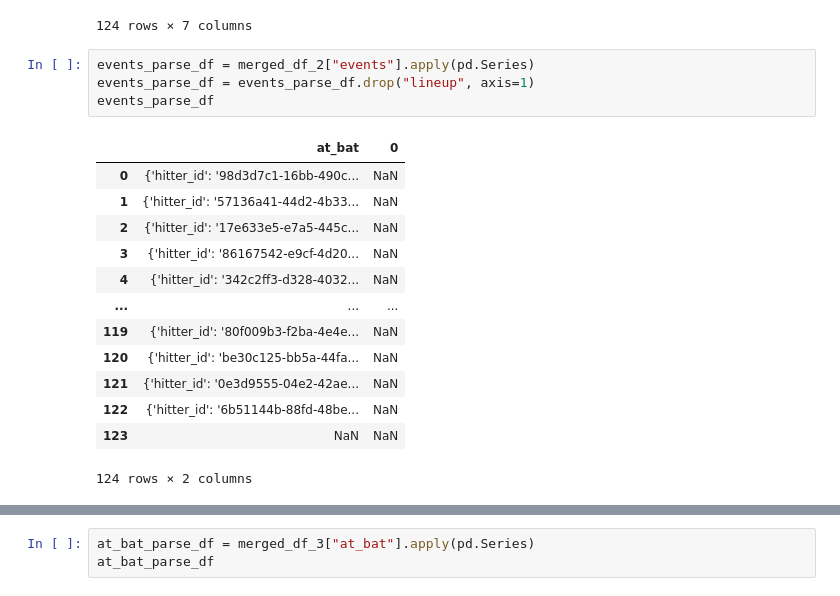
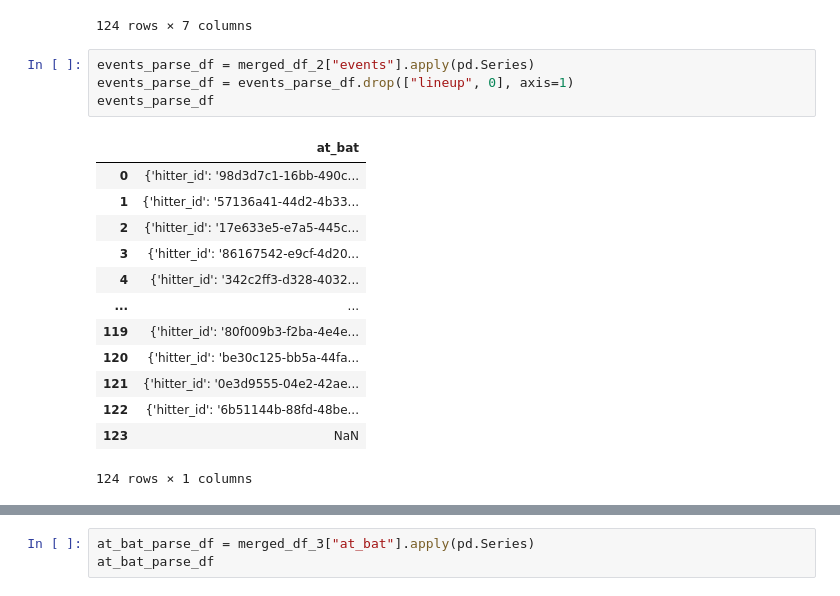
Before and after one commit to jpzambranoleon/MLB-pitching-predictions, a Jupyter notebook: mlb_eda.ipynb, the cells around one changed output, grey strips where cells are left out. Drawn from its saved outputs; the diff is of its cells as text.

```diff
--- a/mlb_eda.ipynb
+++ b/mlb_eda.ipynb
@@ -194,22 +194,22 @@ merged_df_2
 124 rows × 7 columns
 # %%
 events_parse_df = merged_df_2["events"].apply(pd.Series)
-events_parse_df = events_parse_df.drop("lineup", axis=1)
+events_parse_df = events_parse_df.drop(["lineup", 0], axis=1)
 events_parse_df
 # %% [output]
-|  | at_bat | 0 |
-| 0 | {'hitter_id': '98d3d7c1-16bb-490c... | NaN |
-| 1 | {'hitter_id': '57136a41-44d2-4b33... | NaN |
-| 2 | {'hitter_id': '17e633e5-e7a5-445c... | NaN |
-| 3 | {'hitter_id': '86167542-e9cf-4d20... | NaN |
-| 4 | {'hitter_id': '342c2ff3-d328-4032... | NaN |
-| ... | ... | ... |
-| 119 | {'hitter_id': '80f009b3-f2ba-4e4e... | NaN |
-| 120 | {'hitter_id': 'be30c125-bb5a-44fa... | NaN |
-| 121 | {'hitter_id': '0e3d9555-04e2-42ae... | NaN |
-| 122 | {'hitter_id': '6b51144b-88fd-48be... | NaN |
-| 123 | NaN | NaN |
+|  | at_bat |
+| 0 | {'hitter_id': '98d3d7c1-16bb-490c... |
+| 1 | {'hitter_id': '57136a41-44d2-4b33... |
+| 2 | {'hitter_id': '17e633e5-e7a5-445c... |
+| 3 | {'hitter_id': '86167542-e9cf-4d20... |
+| 4 | {'hitter_id': '342c2ff3-d328-4032... |
+| ... | ... |
+| 119 | {'hitter_id': '80f009b3-f2ba-4e4e... |
+| 120 | {'hitter_id': 'be30c125-bb5a-44fa... |
+| 121 | {'hitter_id': '0e3d9555-04e2-42ae... |
+| 122 | {'hitter_id': '6b51144b-88fd-48be... |
+| 123 | NaN |
-124 rows × 2 columns
+124 rows × 1 columns
 # %%
 merged_df_3 = pd.concat([merged_df_2.drop("events", axis=1), events_parse_df], axis=1)
 merged_df_3
```
Also changed, not shown: parts of 3 cells of this notebook.
